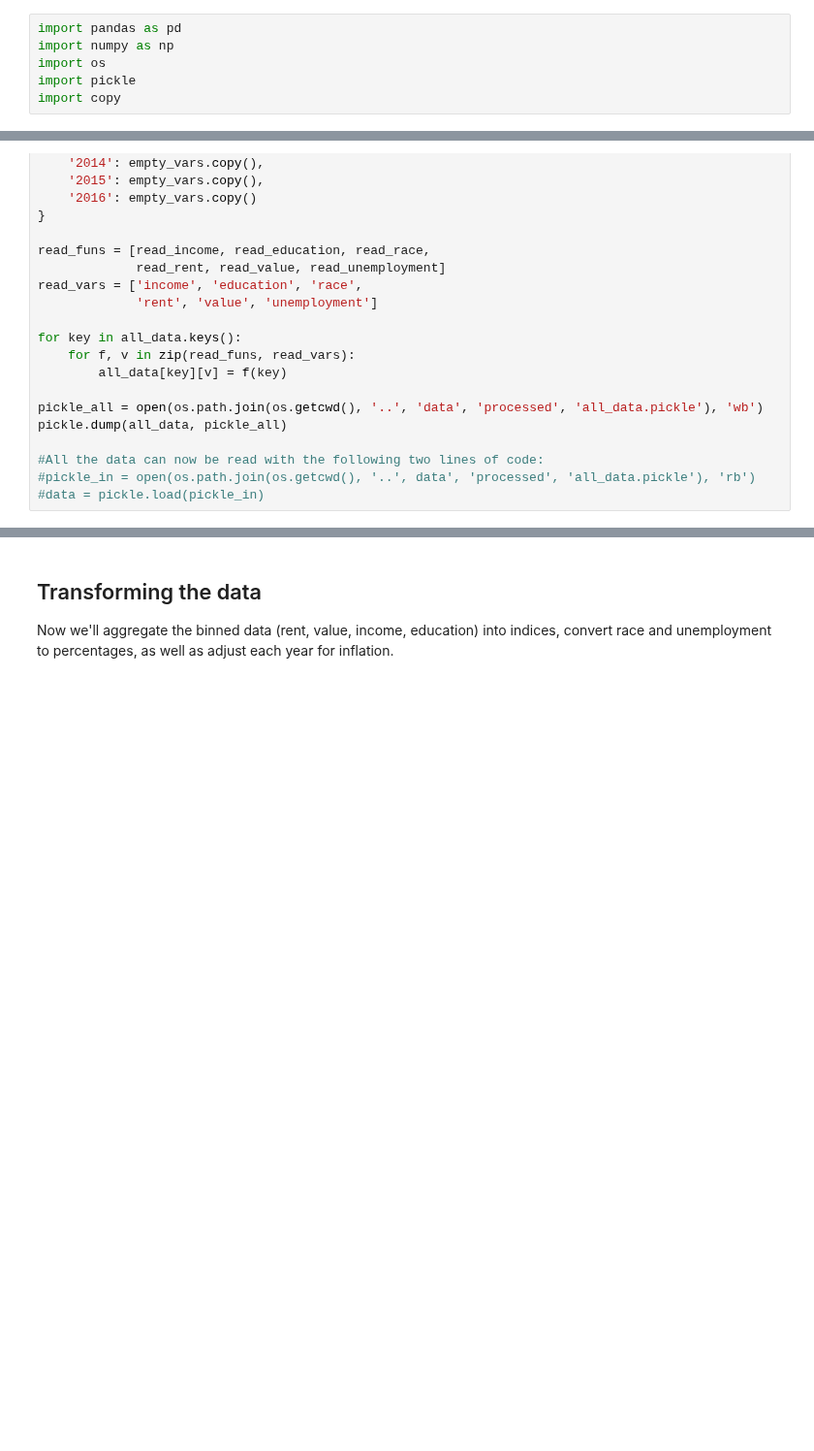
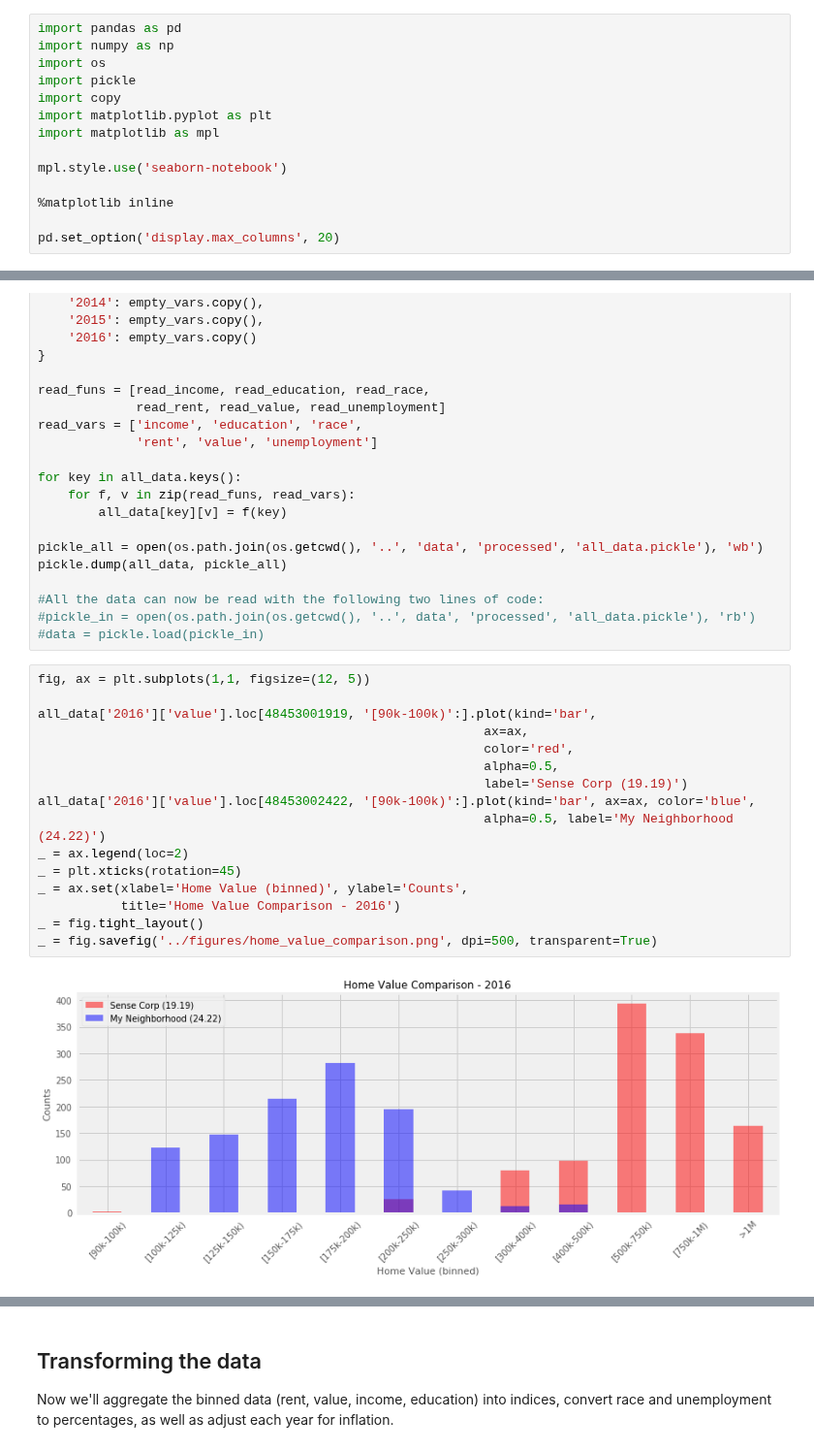
Before and after one commit to tsansom/Springboard-Data-Science, a Jupyter notebook: capstone_projects/gentrification/notebooks/1 - Data Preprocessing.ipynb, the cells around one changed output, grey strips where cells are left out. Shown at 97% size. Drawn from its saved outputs; the diff is of its cells as text; blank space fills up the shorter version.

```diff
--- a/capstone_projects/gentrification/notebooks/1 - Data Preprocessing.ipynb
+++ b/capstone_projects/gentrification/notebooks/1 - Data Preprocessing.ipynb
@@ -4,6 +4,14 @@ import numpy as np
 import os
 import pickle
 import copy
+import matplotlib.pyplot as plt
+import matplotlib as mpl
+
+mpl.style.use('seaborn-notebook')
+
+%matplotlib inline
+
+pd.set_option('display.max_columns', 20)
 # %% [markdown]
 ## Data Sources
 There are two similar yet slightly different sources for this data. The 2000 data comes from the Decennial United States Census whereas the 2009-2016 data comes from American Community Survey 5-year estimates. Both data sources contain roughly the same features, format, and geographic contraints (census tracts).
@@ -297,3 +305,21 @@ pickle.dump(all_data, pickle_all)
 #All the data can now be read with the following two lines of code:
 #pickle_in = open(os.path.join(os.getcwd(), '..', data', 'processed', 'all_data.pickle'), 'rb')
 #data = pickle.load(pickle_in)
+# %%
+fig, ax = plt.subplots(1,1, figsize=(12, 5))
+
+all_data['2016']['value'].loc[48453001919, '[90k-100k)':].plot(kind='bar',
+                                                           ax=ax,
+                                                           color='red',
+                                                           alpha=0.5,
+                                                           label='Sense Corp (19.19)')
+all_data['2016']['value'].loc[48453002422, '[90k-100k)':].plot(kind='bar', ax=ax, color='blue',
+                                                           alpha=0.5, label='My Neighborhood (24.22)')
+_ = ax.legend(loc=2)
+_ = plt.xticks(rotation=45)
+_ = ax.set(xlabel='Home Value (binned)', ylabel='Counts',
+           title='Home Value Comparison - 2016')
+_ = fig.tight_layout()
+_ = fig.savefig('../figures/home_value_comparison.png', dpi=500, transparent=True)
+# %% [output]
+[figure, added]
```
Also changed, not shown: parts of 4 cells of this notebook, 32 other files.
